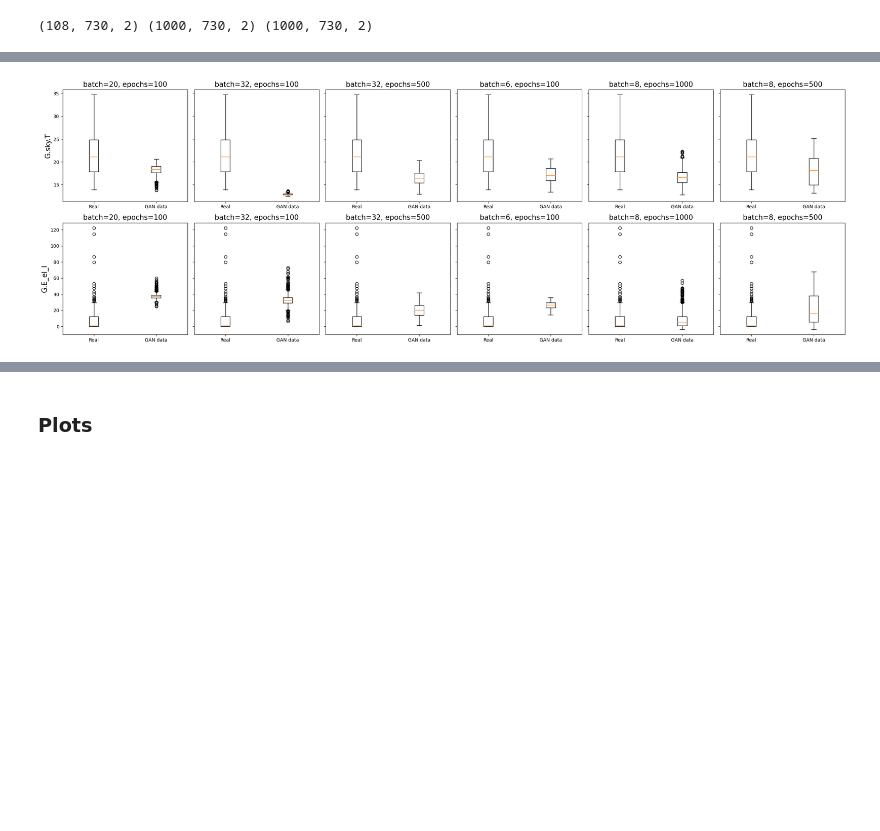
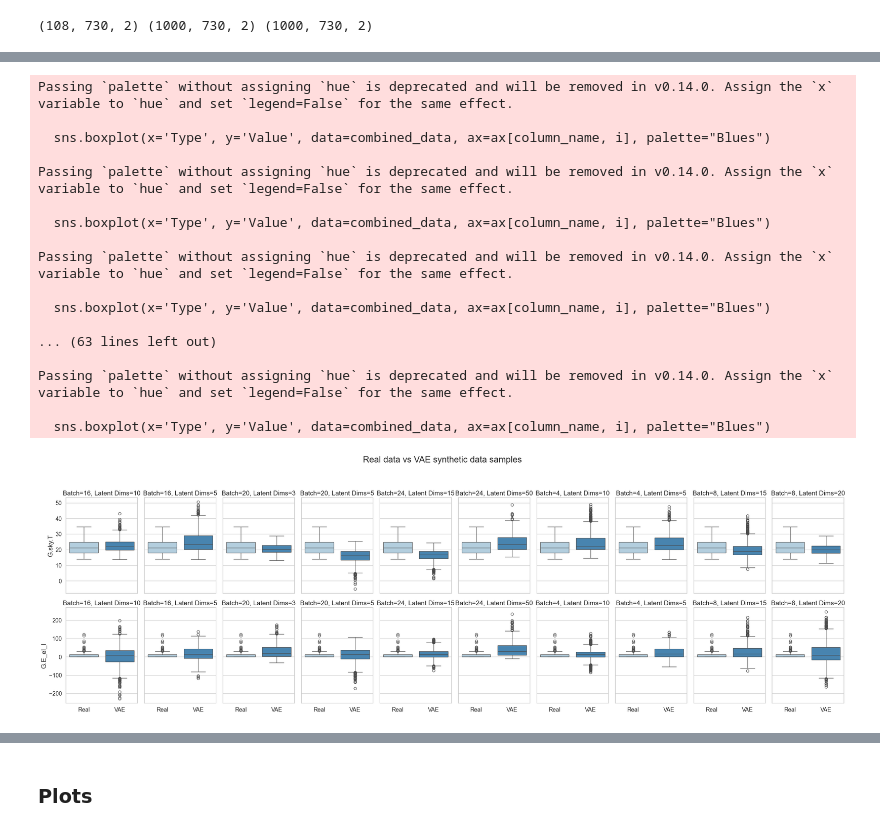
Before and after one commit to Matthewjmcc/fyp, a Jupyter notebook: src/synthetic_data_analysis.ipynb, the cells around one changed output, grey strips where cells are left out. Cells and saved outputs as stored; diff of their text form; code cells hidden in the pictures; blank space fills up the shorter version.

```diff
--- a/src/synthetic_data_analysis.ipynb
+++ b/src/synthetic_data_analysis.ipynb
@@ -58,23 +30,49 @@ plt.show()#plt.savefig(f'../imgs/vae_data/{model_name}_boxplot_comparisons.png')
-# %%
-import re
-
-fig, ax = plt.subplots(2, len(gan_data), figsize=(24,8), sharey='row')
-
-for column_name in [0,1]:
-    real_df = pd.DataFrame(base_data[:,:,column_name])
-    df_list = [pd.DataFrame(df[:,:,column_name]) for df in gan_data]
-
-    for i, df in enumerate(df_list):
-        match = re.search(f'b(\d+)e(\d+)', gan_files[i])
-        b, e = match.groups()
-
-        ax[column_name, i].set_title(f'batch={b}, epochs={e}', fontsize=15)
-        ax[column_name, i].boxplot([real_df[0].values, df[0].values], labels=['Real', 'GAN data'])
-
-ax[0,0].set_ylabel('G.sky.T', fontsize=15)
-ax[1,0].set_ylabel('G.E_el_I', fontsize=15)
-plt.tight_layout()
-
-plt.show()#plt.savefig(f'../imgs/gan_data/{model_name}_boxplot_comparisons.png')
-# %% [output]
-[figure, removed]
+# %%
+import re
+
+sns.set(style="whitegrid", font_scale=1.2)
+
+fig, ax = plt.subplots(2, len(vae_data), figsize=(26, 8), sharey='row', sharex=True)
+
+for column_name in [0, 1]:
+    real_df = pd.DataFrame(base_data[:,:,column_name])
+    df_list = [pd.DataFrame(df[:,:,column_name]) for df in vae_data]
+
+    for i, df in enumerate(df_list):
+        match = re.search(r'b(\d+)l(\d+)', vae_files[i])
+        b, l = match.groups()
+
+        combined_data = pd.DataFrame({
+            'Type': ['Real']*len(real_df[0]) + ['VAE']*len(df[0]),
+            'Value': pd.concat([real_df[0], df[0]], ignore_index=True)
+        })
+
+        sns.boxplot(x='Type', y='Value', data=combined_data, ax=ax[column_name, i], palette="Blues")
+        ax[column_name, i].set_title(f'Batch={b}, Latent Dims={l}', fontsize=15)
+        ax[column_name, i].set_xlabel('')
+
+    ax[column_name, 0].set_ylabel('G.sky.T' if column_name == 0 else 'G.E_el_I', fontsize=15)
+
+fig.suptitle('Real data vs VAE synthetic data samples', fontsize=20, y=1.05)
+
+plt.tight_layout()
+plt.savefig(f'../imgs/vae_data/{model_name}_boxplot_comparisons.pdf', format='pdf', transparent=True)
+# %% [output]
+Passing `palette` without assigning `hue` is deprecated and will be removed in v0.14.0. Assign the `x` variable to `hue` and set `legend=False` for the same effect.
+
+  sns.boxplot(x='Type', y='Value', data=combined_data, ax=ax[column_name, i], palette="Blues")
+
+Passing `palette` without assigning `hue` is deprecated and will be removed in v0.14.0. Assign the `x` variable to `hue` and set `legend=False` for the same effect.
+
+  sns.boxplot(x='Type', y='Value', data=combined_data, ax=ax[column_name, i], palette="Blues")
+
+Passing `palette` without assigning `hue` is deprecated and will be removed in v0.14.0. Assign the `x` variable to `hue` and set `legend=False` for the same effect.
+
+  sns.boxplot(x='Type', y='Value', data=combined_data, ax=ax[column_name, i], palette="Blues")
+
+... (63 lines left out)
+
+Passing `palette` without assigning `hue` is deprecated and will be removed in v0.14.0. Assign the `x` variable to `hue` and set `legend=False` for the same effect.
+
+  sns.boxplot(x='Type', y='Value', data=combined_data, ax=ax[column_name, i], palette="Blues")
+[figure, added]
```
Also changed, not shown: parts of 6 cells of this notebook, 6 other files.
